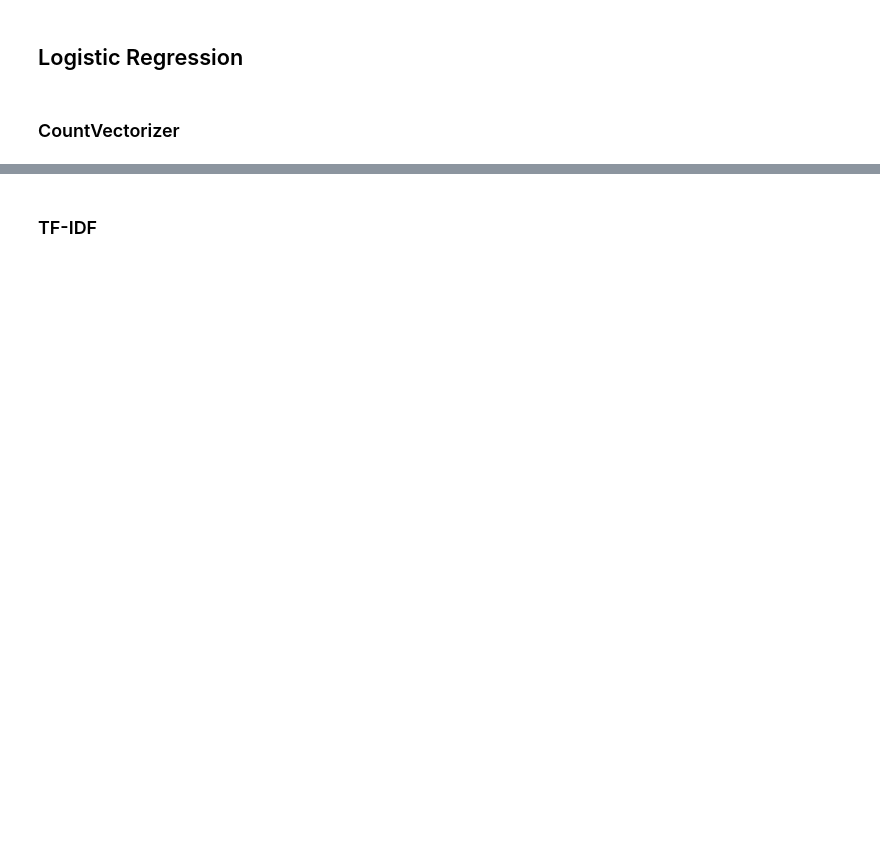
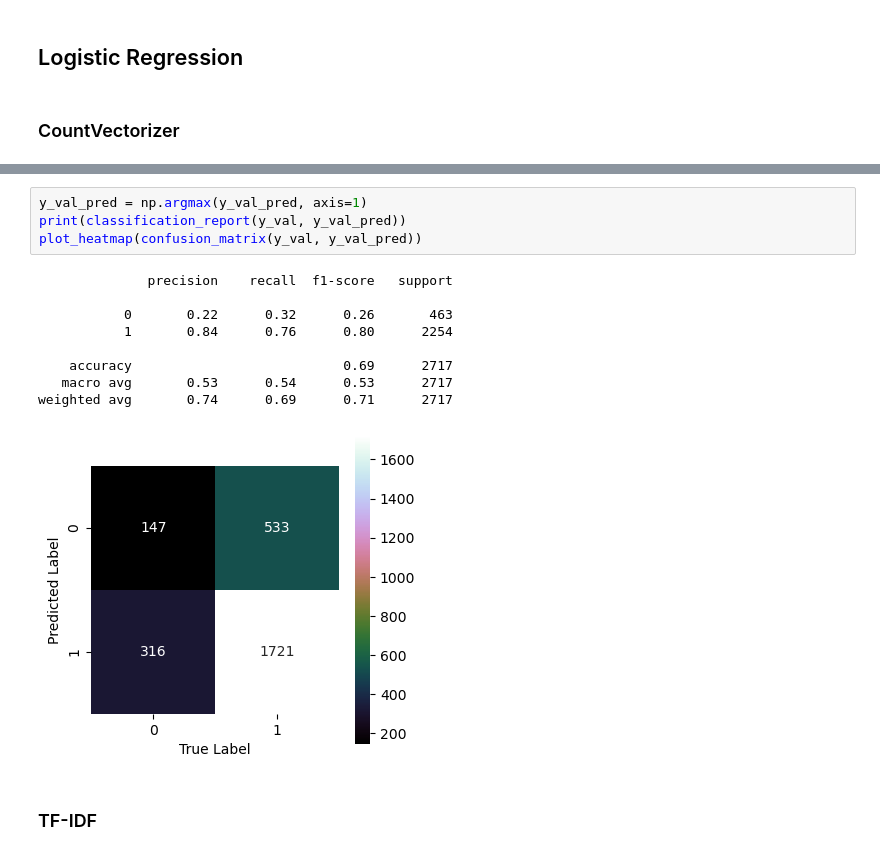
Before and after one commit to WaadAlharthi/ML_Portfolio, a Jupyter notebook: NLP_Sentiment_Analysis_Project.ipynb, the cells around one changed output, grey strips where cells are left out. Cells and saved outputs as stored; diff of their text form; blank space fills up the shorter version.

```diff
--- a/NLP_Sentiment_Analysis_Project.ipynb
+++ b/NLP_Sentiment_Analysis_Project.ipynb
@@ -533,2 +727,16 @@ In the next step we create a numerical feature vector for each document:
+# %%
+y_val_pred = np.argmax(y_val_pred, axis=1)
+print(classification_report(y_val, y_val_pred))
+plot_heatmap(confusion_matrix(y_val, y_val_pred))
+# %% [output]
+              precision    recall  f1-score   support
+
+           0       0.22      0.32      0.26       463
+           1       0.84      0.76      0.80      2254
+
+    accuracy                           0.69      2717
+   macro avg       0.53      0.54      0.53      2717
+weighted avg       0.74      0.69      0.71      2717
+[figure, added]
 # %% [markdown]
 ### TF-IDF
```
Also changed, not shown: parts of 56 cells of this notebook.
